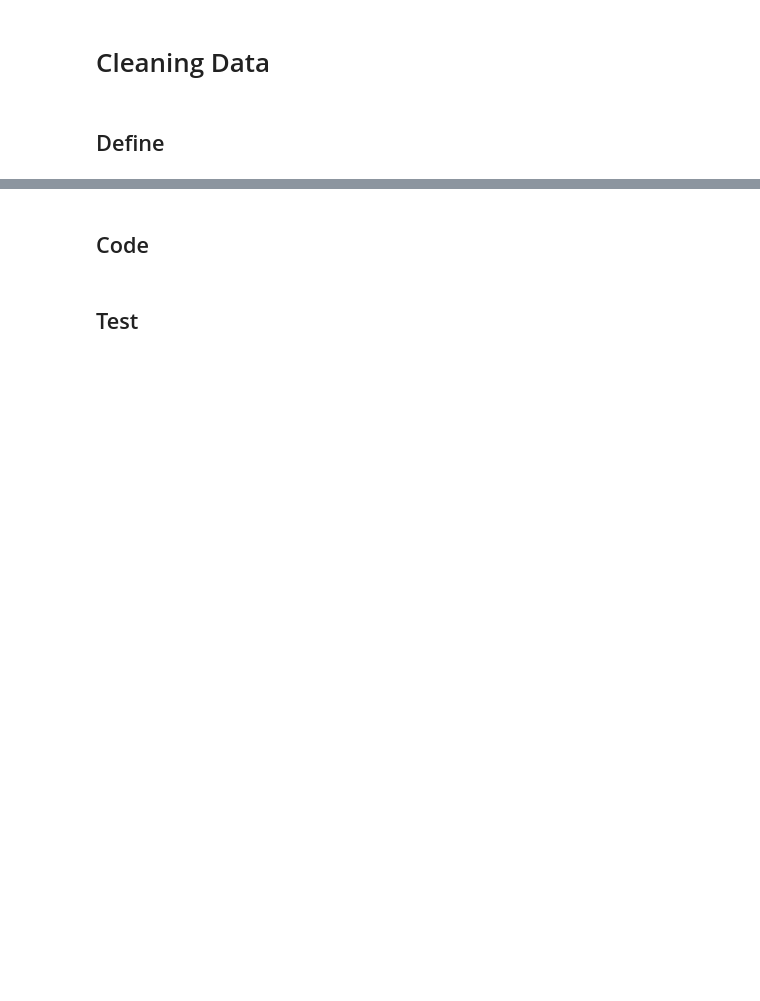
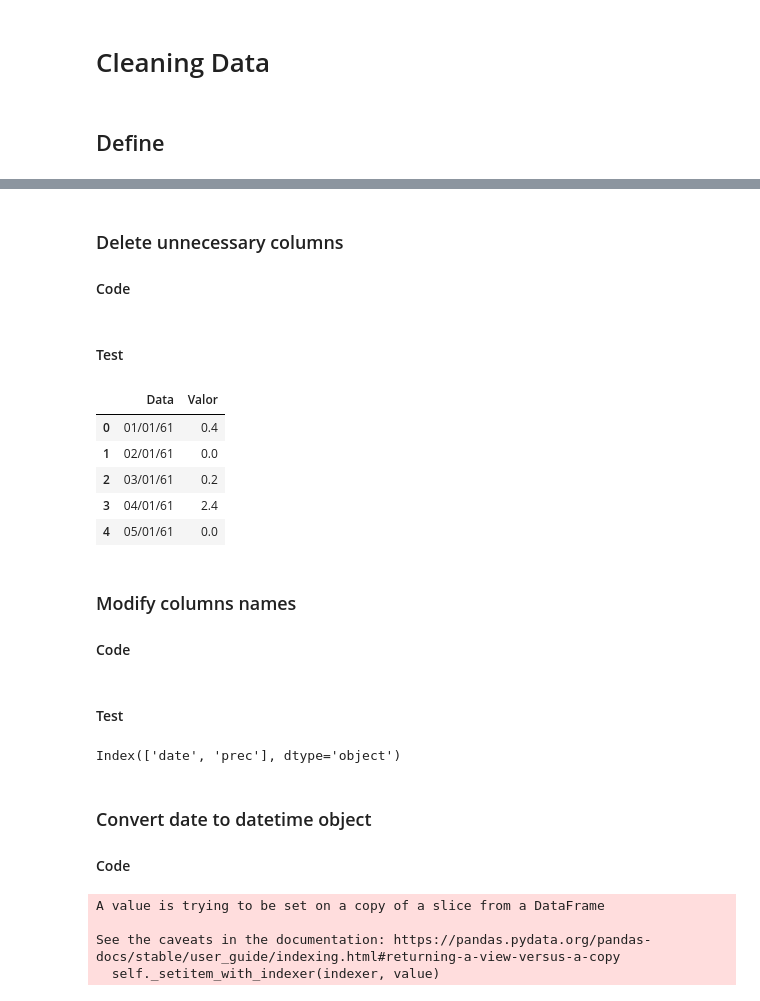
Before and after one commit to dsllt/PortoAlegre_TimeSeriesAnalysis, a Jupyter notebook: TimeSeriesAnalysis.ipynb, the cells around one changed output, grey strips where cells are left out. Cells and saved outputs as stored; diff of their text form; code cells hidden in the pictures; blank space fills up the shorter version.

```diff
--- a/TimeSeriesAnalysis.ipynb
+++ b/TimeSeriesAnalysis.ipynb
@@ -75,4 +77,20 @@ df[df.Valor.isnull()]
 # %% [markdown]
-## Code
+### Delete unnecessary columns
+#### Code
+# %%
+# Create a new df containing only necessary columns
+df_modified = df.iloc[:,:2].copy()
 # %% [markdown]
-## Test
+#### Test
+# %%
+df_modified.head()
+# %% [output]
+|  | Data | Valor |
+| 0 | 01/01/61 | 0.4 |
+| 1 | 02/01/61 | 0.0 |
+| 2 | 03/01/61 | 0.2 |
+| 3 | 04/01/61 | 2.4 |
+| 4 | 05/01/61 | 0.0 |
+# %% [markdown]
+### Modify columns names
+#### Code
@@ -78,0 +100,17 @@ df[df.Valor.isnull()]
+# %% [markdown]
+#### Test
+# %%
+df_modified.columns
+# %% [output]
+Index(['date', 'prec'], dtype='object')
+# %% [markdown]
+### Convert date to datetime object
+#### Code
+# %%
+df_modified.date.iloc[:14244] = df_modified.date.iloc[:14244].str[:-2] + '19' + df_modified.date.iloc[:14244].str[-2:]
+df_modified.date.iloc[14244:] = df_modified.date.iloc[14244:].str[:-2] + '20' + df_modified.date.iloc[14244:].str[-2:]
+# %% [output]
+A value is trying to be set on a copy of a slice from a DataFrame
+
+See the caveats in the documentation: https://pandas.pydata.org/pandas-docs/stable/user_guide/indexing.html#returning-a-view-versus-a-copy
+  self._setitem_with_indexer(indexer, value)
```
Also changed, not shown: parts of 22 cells of this notebook.
